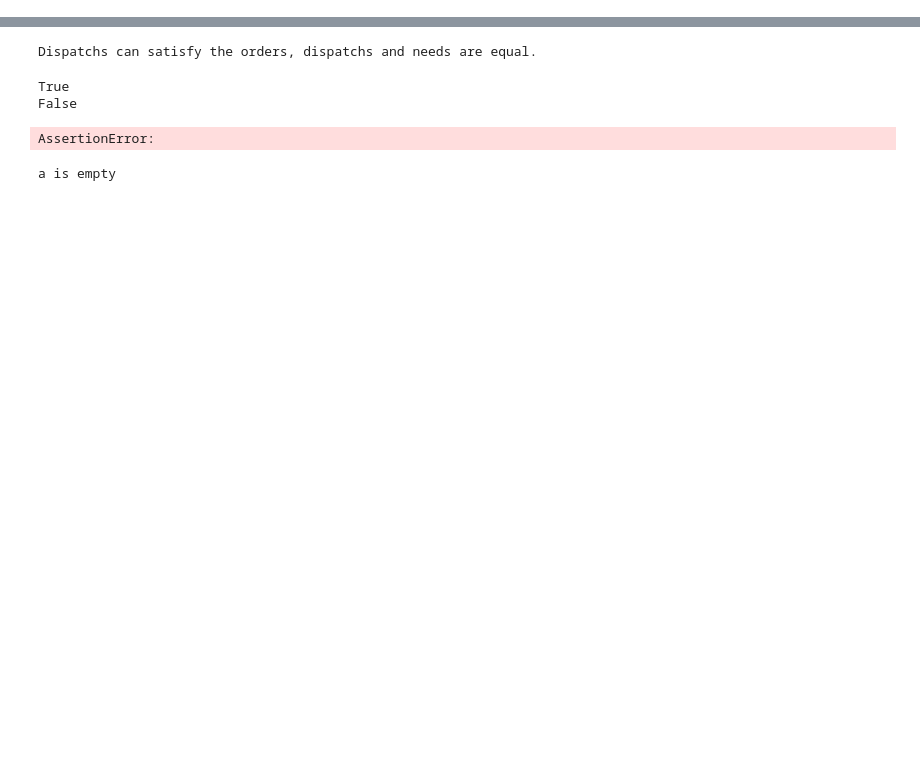
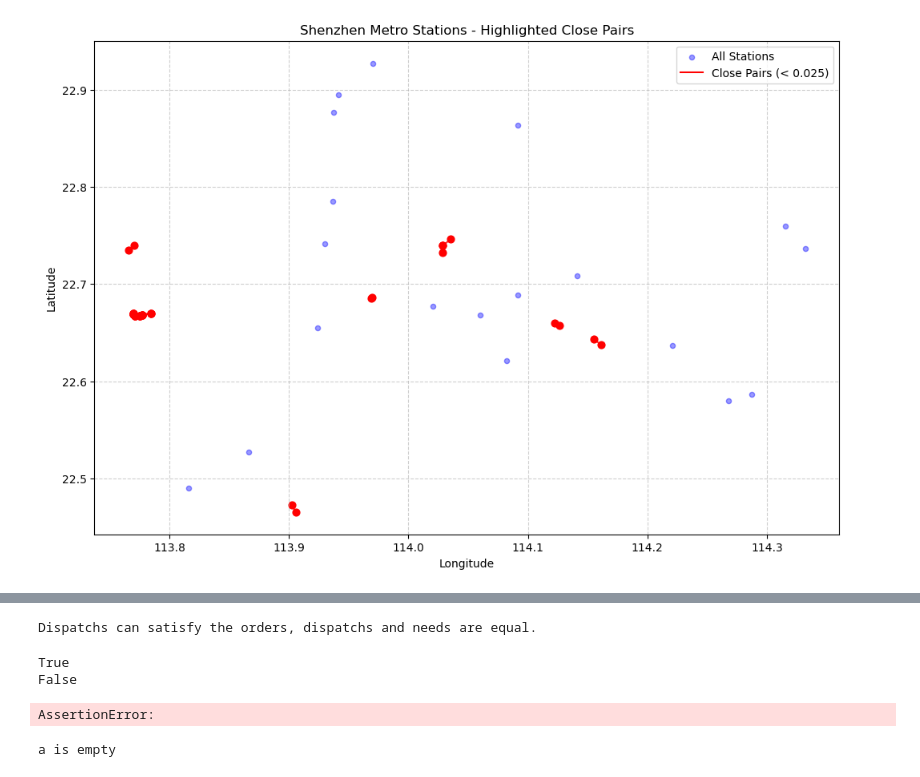
Before and after one commit to Necthus/TruckSchedule, a Jupyter notebook: test.ipynb, the cells around one changed output, grey strips where cells are left out. Drawn from its saved outputs; the diff is of its cells as text; code cells hidden in the pictures; blank space fills up the shorter version.

```diff
--- a/test.ipynb
+++ b/test.ipynb
@@ -0,0 +259,79 @@
+# %%
+close_pairs = []
+station_ids = list(stations.keys())
+
+
+
+for i in range(len(station_ids)):
+    for j in range(i + 1, len(station_ids)):
+        sid1 = station_ids[i]
+        sid2 = station_ids[j]
+        lat1, lon1 = stations[sid1]
+        lat2, lon2 = stations[sid2]
+
+        dist = ((lat1 - lat2) ** 2 + (lon1 - lon2) ** 2) ** 0.5
+
+
+        if dist < 0.015:
+            close_pairs.append((sid1, sid2, abs(lat1 - lat2), abs(lon1 - lon2)))
+
+
+clusters :list[set]= []
+
+
+for sid1,sid2,dlat,dlon in close_pairs:
+
+    for cluster in clusters:
+        if sid1 in cluster or sid2 in cluster:
+            cluster.add(sid1)
+            cluster.add(sid2)
+            break
+    else:
+        clusters.append(set([sid1, sid2]))
+
+print(f"找到 {len(close_pairs)} 对距离相近的厂站：")
+for i,cluster in enumerate(clusters):
+
+    center_lat = sum(stations[sid][0] for sid in cluster) / len(cluster)
+    center_lon = sum(stations[sid][1] for sid in cluster) / len(cluster)
+
+
+    print(f"簇 {i+1} 包含厂站: {', '.join(str(sid) for sid in cluster)}，中心坐标: ({center_lat:.5f}, {center_lon:.5f})")
+
+
+
+
+# print(f"找到 {len(close_pairs)} 对距离相近的厂站：")
+# for sid1, sid2, dlat, dlon in close_pairs:
+#     lat1, lon1 = stations[sid1]
+#     lat2, lon2 = stations[sid2]
+#     print(f"厂站 {sid1} ({lat1}, {lon1}) 和 厂站 {sid2} ({lat2}, {lon2})")
+
+plt.figure(figsize=(12, 8))
+
+# 1. 绘制所有厂站背景（蓝色小点）
+all_lats = [coord[0] for coord in stations.values()]
+all_lons = [coord[1] for coord in stations.values()]
+plt.scatter(all_lons, all_lats, c='blue', s=20, alpha=0.4, label='All Stations')
+
+# 2. 突出显示距离相近的厂站对（红色连线和点）
+for i, (sid1, sid2, dlat, dlon) in enumerate(close_pairs):
+    lat1, lon1 = stations[sid1]
+    lat2, lon2 = stations[sid2]
+
+    # 绘制连线
+    plt.plot([lon1, lon2], [lat1, lat2], 'r-', linewidth=1.5, alpha=0.8)
+    # 绘制点
+    plt.scatter([lon1, lon2], [lat1, lat2], c='red', s=40)
+
+    # 仅为第一对添加图例标签
+    if i == 0:
+        plt.plot([], [], 'r-', label='Close Pairs (< 0.025)')
+
+plt.title('Shenzhen Metro Stations - Highlighted Close Pairs')
+plt.xlabel('Longitude')
+plt.ylabel('Latitude')
+plt.legend()
+plt.grid(True, linestyle='--', alpha=0.6)
+plt.show()
+# %% [output]
@@ -0,0 +346 @@
+[figure, added]
```
Also changed, not shown: parts of 14 cells of this notebook, 47 other files.
